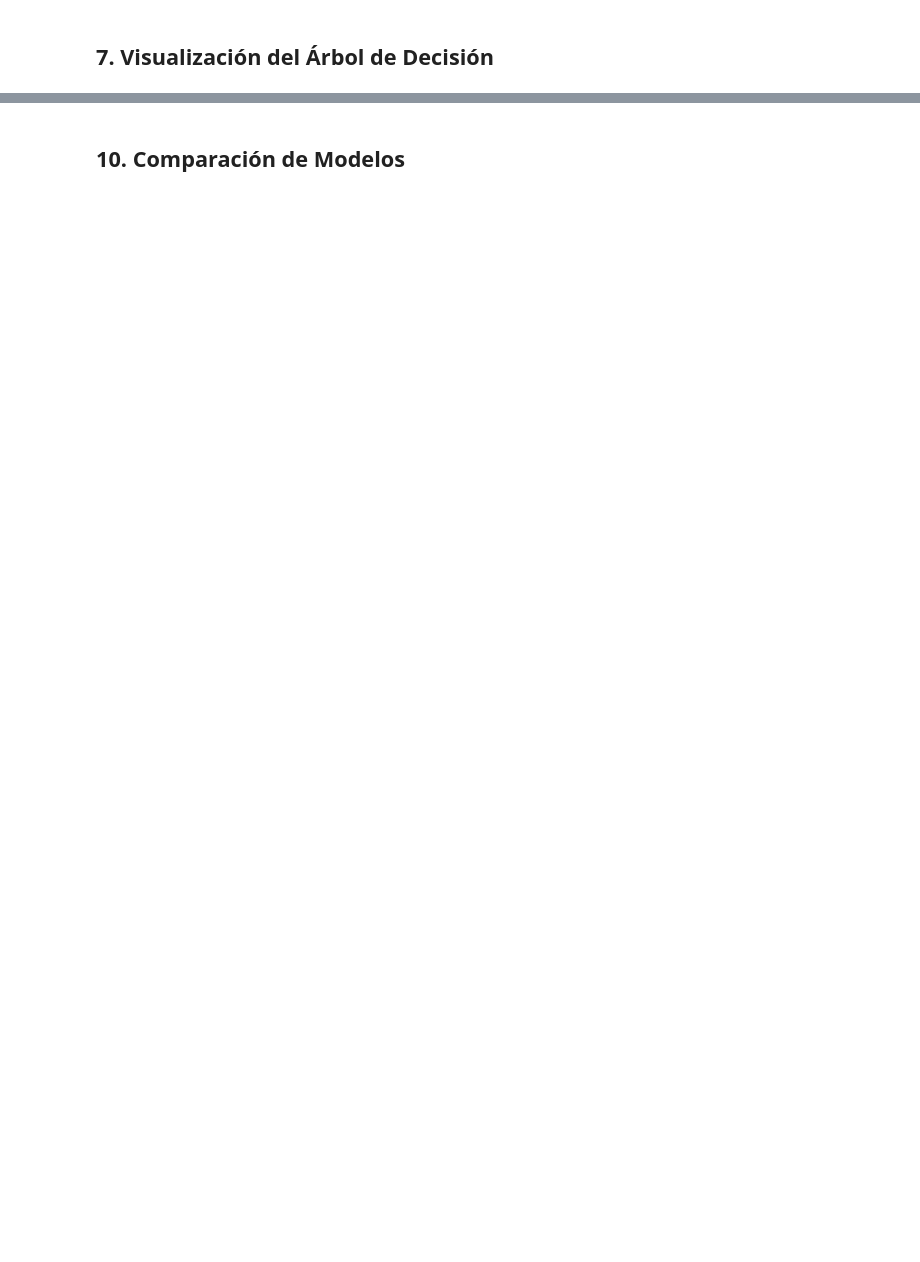
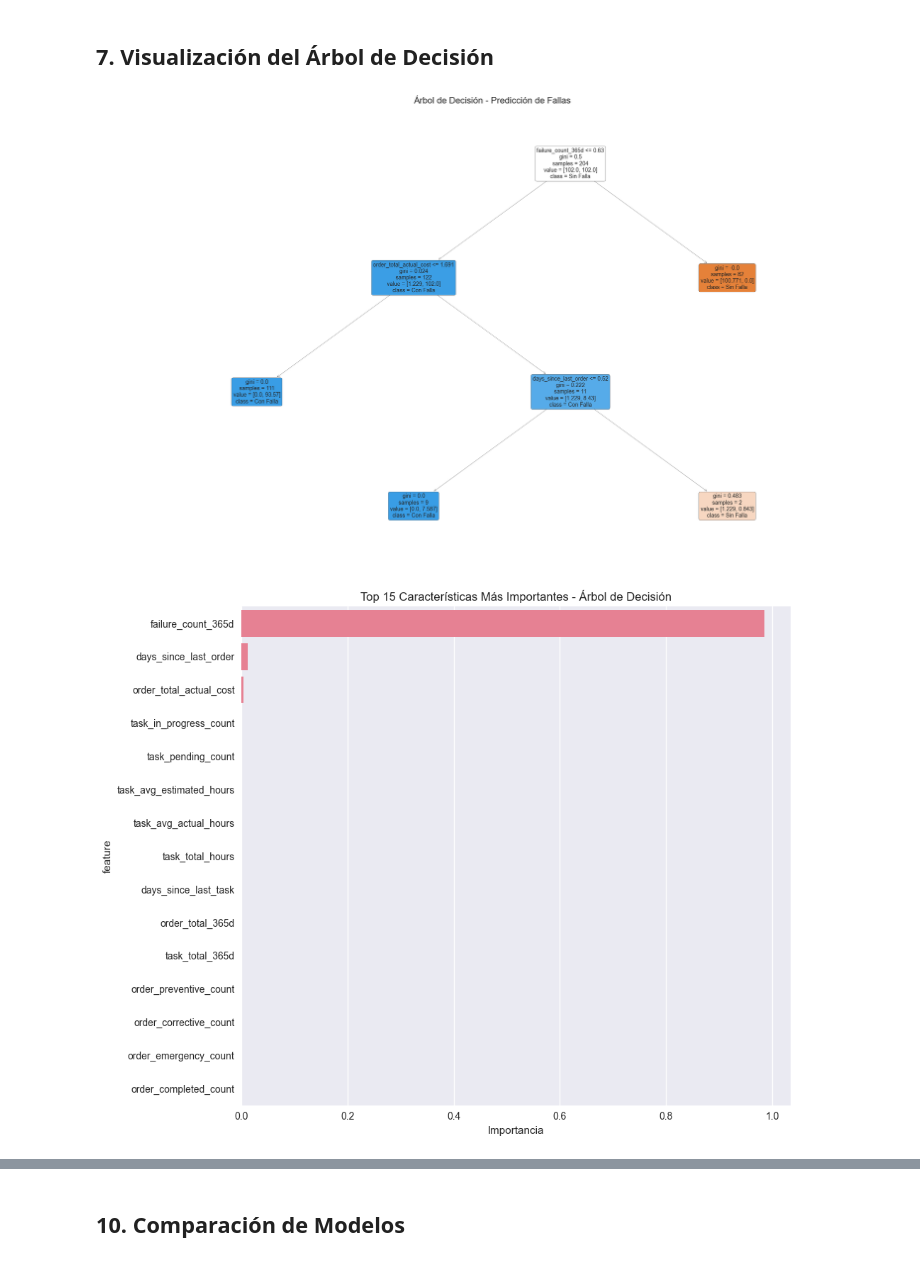
Before and after one commit to carlosrosan/palantir_webapp, a Jupyter notebook: Ingelearn_curso_mtto_predictivo/02_modelos_clasificacion.ipynb, the cells around one changed output, grey strips where cells are left out. Cells and saved outputs as stored; diff of their text form; code cells hidden in the pictures; blank space fills up the shorter version.

```diff
--- a/Ingelearn_curso_mtto_predictivo/02_modelos_clasificacion.ipynb
+++ b/Ingelearn_curso_mtto_predictivo/02_modelos_clasificacion.ipynb
@@ -277,33 +279,36 @@ ValueError: Number of classes, 1, does not match size of target_names, 4. Try sp
 ## 7. Visualización del Árbol de Decisión
 # %%
 if 'dt_model' in locals() and 'X_train' in locals():
-    # Visualizar árbol completo (puede ser muy grande)
+    # Visualizar árbol (limitado a profundidad 3 para visualización)
     plt.figure(figsize=(20, 12))
     plot_tree(dt_model,
               feature_names=X_train.columns,
-              class_names=['Bajo', 'Medio', 'Alto', 'Crítico'],
+              class_names=['Sin Falla', 'Con Falla'],
               filled=True,
               rounded=True,
               fontsize=10,
-              max_depth=3)  # Limitar profundidad para visualización
-    plt.title('Árbol de Decisión - Clasificación de Riesgo de Fallas', fontsize=16)
+              max_depth=3)
+    plt.title('Árbol de Decisión - Predicción de Fallas', fontsize=16)
     plt.tight_layout()
     plt.show()
 
     # Importancia de características
-    feature_importance = pd.DataFrame({
+    dt_importance = pd.DataFrame({
         'feature': X_train.columns,
         'importance': dt_model.feature_importances_
     }).sort_values('importance', ascending=False)
 
     plt.figure(figsize=(10, 8))
-    sns.barplot(data=feature_importance.head(10), x='importance', y='feature')
-    plt.title('Top 10 Características Más Importantes - Árbol de Decisión')
+    sns.barplot(data=dt_importance.head(15), x='importance', y='feature')
+    plt.title('Top 15 Características Más Importantes - Árbol de Decisión')
     plt.xlabel('Importancia')
     plt.tight_layout()
     plt.show()
 
     print("\nTop 10 características más importantes:")
-    print(feature_importance.head(10))
+    print(dt_importance.head(10))
 else:
     print("No hay modelo entrenado")
+# %% [output]
+[figure, added]
+[figure, added]
```
Also changed, not shown: parts of 24 cells of this notebook, 11 other files.
